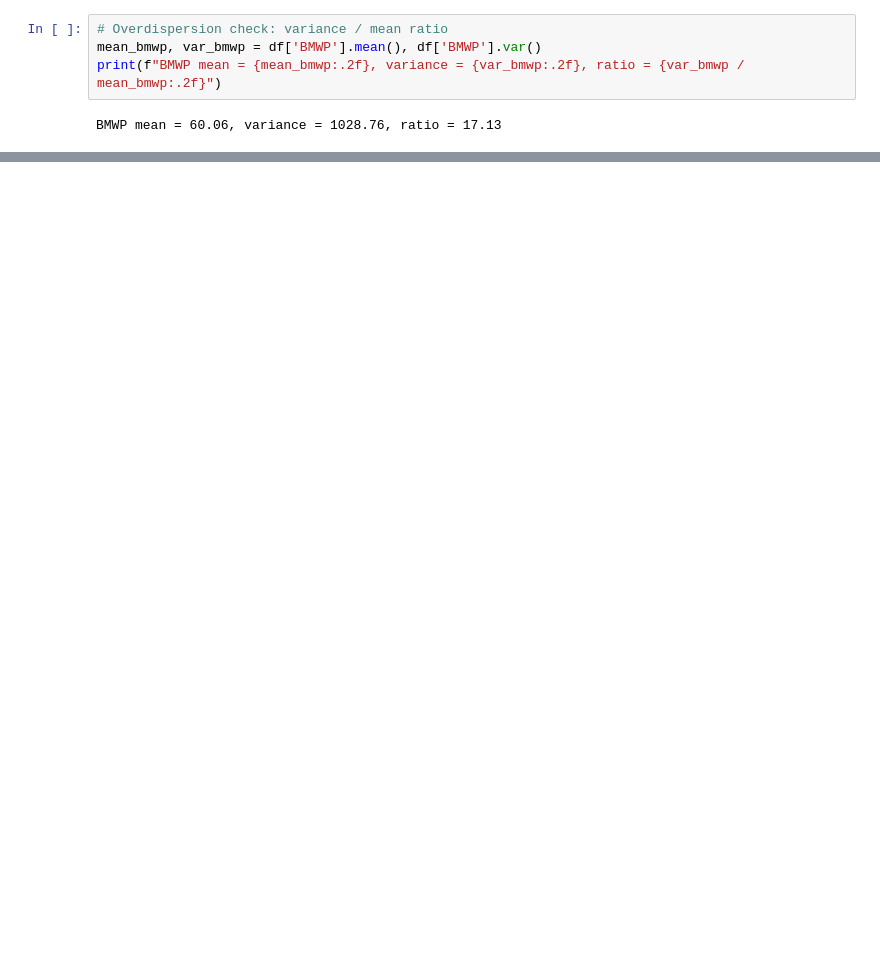
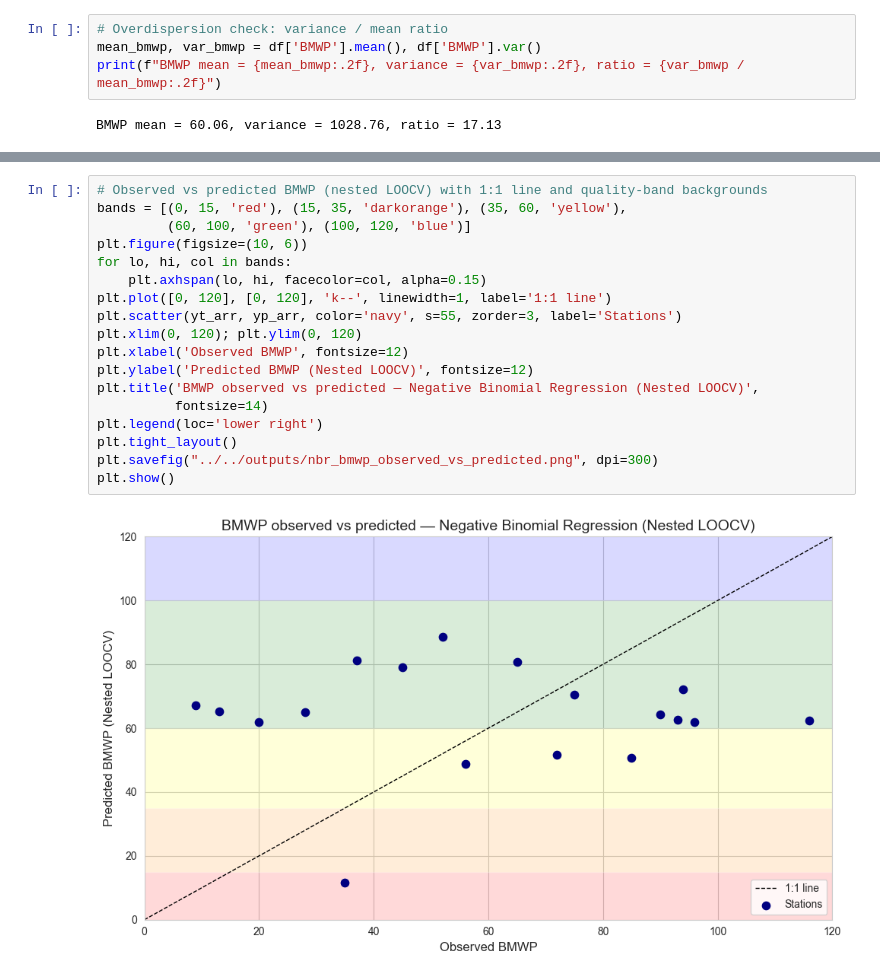
Before and after one commit to saulo1112/cali-river-biomonitoring, a Jupyter notebook: notebooks/04_negative_binomial/04_negative_binomial_regression.ipynb, the cells around one changed output, grey strips where cells are left out. Saved outputs shown, nothing was run; the diff lists cells and outputs as text; blank space fills up the shorter version.

```diff
--- a/notebooks/04_negative_binomial/04_negative_binomial_regression.ipynb
+++ b/notebooks/04_negative_binomial/04_negative_binomial_regression.ipynb
@@ -587,0 +437,20 @@ Saved outputs/metrics_nbr_nested_loocv.csv
+# %%
+# Observed vs predicted BMWP (nested LOOCV) with 1:1 line and quality-band backgrounds
+bands = [(0, 15, 'red'), (15, 35, 'darkorange'), (35, 60, 'yellow'),
+         (60, 100, 'green'), (100, 120, 'blue')]
+plt.figure(figsize=(10, 6))
+for lo, hi, col in bands:
+    plt.axhspan(lo, hi, facecolor=col, alpha=0.15)
+plt.plot([0, 120], [0, 120], 'k--', linewidth=1, label='1:1 line')
+plt.scatter(yt_arr, yp_arr, color='navy', s=55, zorder=3, label='Stations')
+plt.xlim(0, 120); plt.ylim(0, 120)
+plt.xlabel('Observed BMWP', fontsize=12)
+plt.ylabel('Predicted BMWP (Nested LOOCV)', fontsize=12)
+plt.title('BMWP observed vs predicted — Negative Binomial Regression (Nested LOOCV)',
+          fontsize=14)
+plt.legend(loc='lower right')
+plt.tight_layout()
+plt.savefig("../../outputs/nbr_bmwp_observed_vs_predicted.png", dpi=300)
+plt.show()
+# %% [output]
+[figure, added]
```
Also changed, not shown: parts of 37 cells of this notebook, 18 other files.
